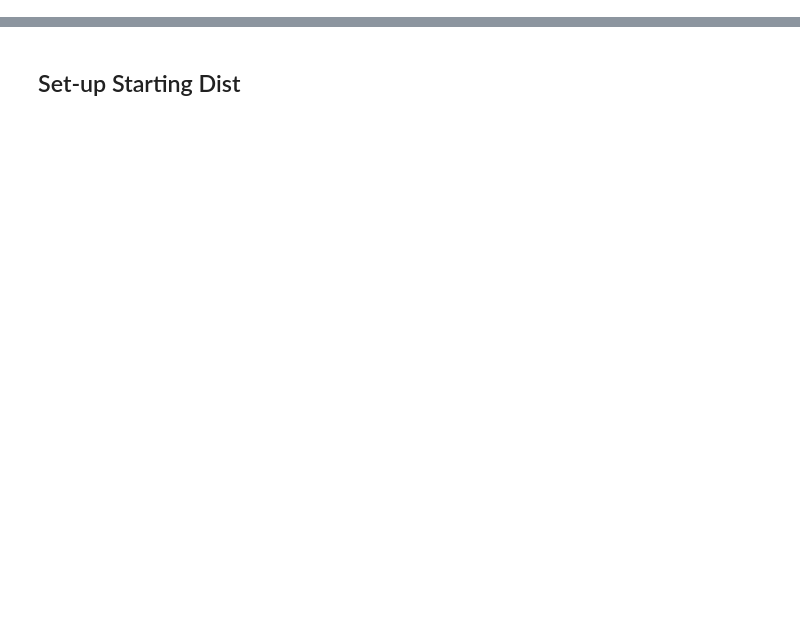
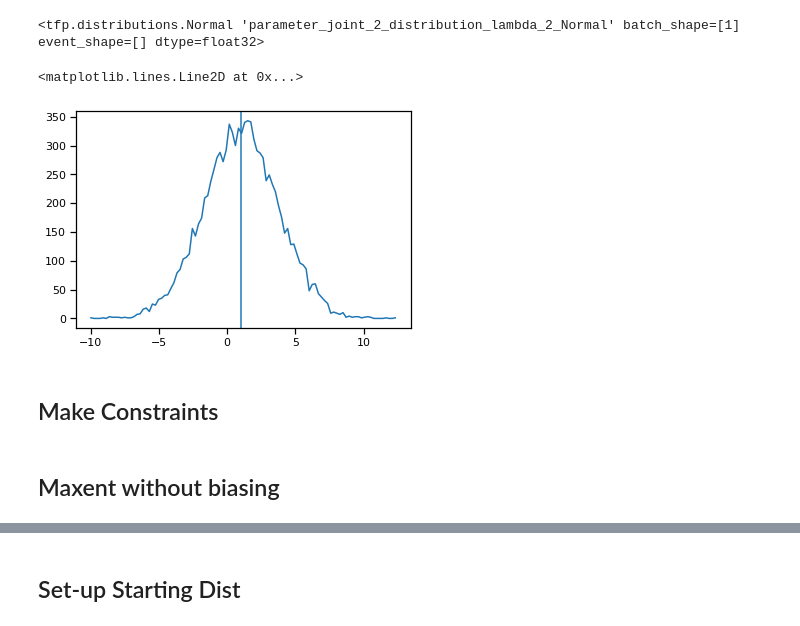
Before and after one commit to ur-whitelab/py0, a Jupyter notebook: examples/Algorithm2.ipynb, the cells around one changed output, grey strips where cells are left out. Drawn from its saved outputs; the diff is of its cells as text; code cells hidden in the pictures; blank space fills up the shorter version.

```diff
--- a/examples/Algorithm2.ipynb
+++ b/examples/Algorithm2.ipynb
@@ -17,0 +22,9 @@ sns.set_context('notebook')
+# %%
+x = np.array([1., 1.])
+i = tf.keras.Input((1,))
+l = maxentep.TrainableInputLayer(x)(i)
+d = tfp.layers.DistributionLambda(lambda x: tfd.Normal(loc=x[...,0], scale=tf.math.exp(x[...,1])))(l)
+# %%
+model = maxentep.ParameterJoint([lambda x: x], inputs=i, outputs=[d])
+model.compile(tf.keras.optimizers.Adam(0.1))
+model.summary()
@@ -17,0 +46,19 @@ sns.set_context('notebook')
+# %%
+model(tf.constant([1.]))
+# %% [output]
+<tfp.distributions.Normal 'parameter_joint_2_distribution_lambda_2_Normal' batch_shape=[1] event_shape=[] dtype=float32>
+# %%
+def simulate(x):
+    y = np.random.normal(loc=x, scale=0.1)
+    return y
+# %%
+unbiased_params = model.sample(10000)
+y = simulate(*unbiased_params)
+grid,bins = np.histogram(y, bins=100)
+plt.plot((bins[1:] + bins[:-1]) / 2, grid)
+plt.axvline(np.mean(np.squeeze(y)))
+# %% [output]
+<matplotlib.lines.Line2D at 0x...>
+[figure, added]
+# %% [markdown]
+## Make Constraints
@@ -17,0 +67,2 @@ sns.set_context('notebook')
+# %% [markdown]
+## Maxent without biasing
```
Also changed, not shown: parts of 38 cells of this notebook, 6 other files.
